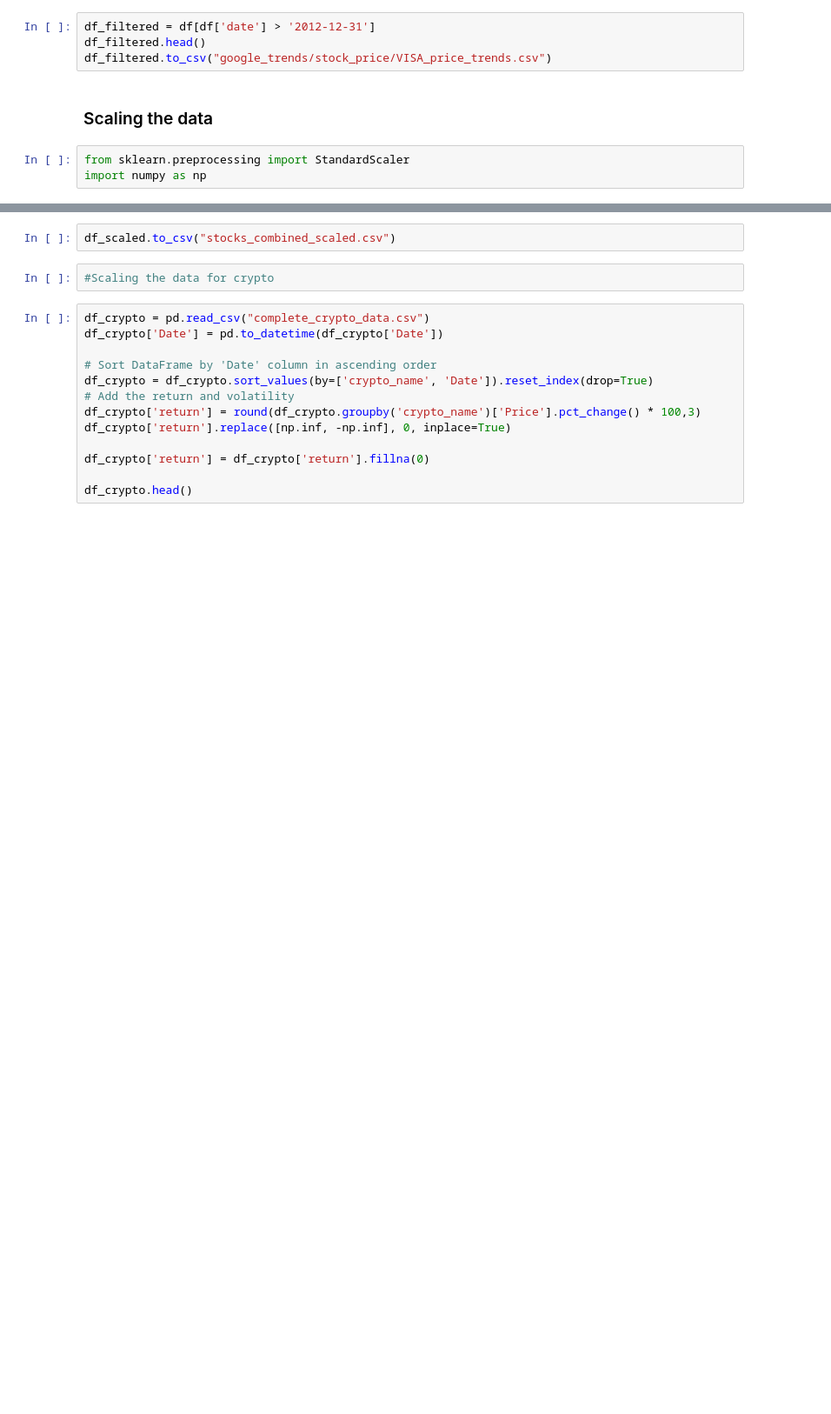
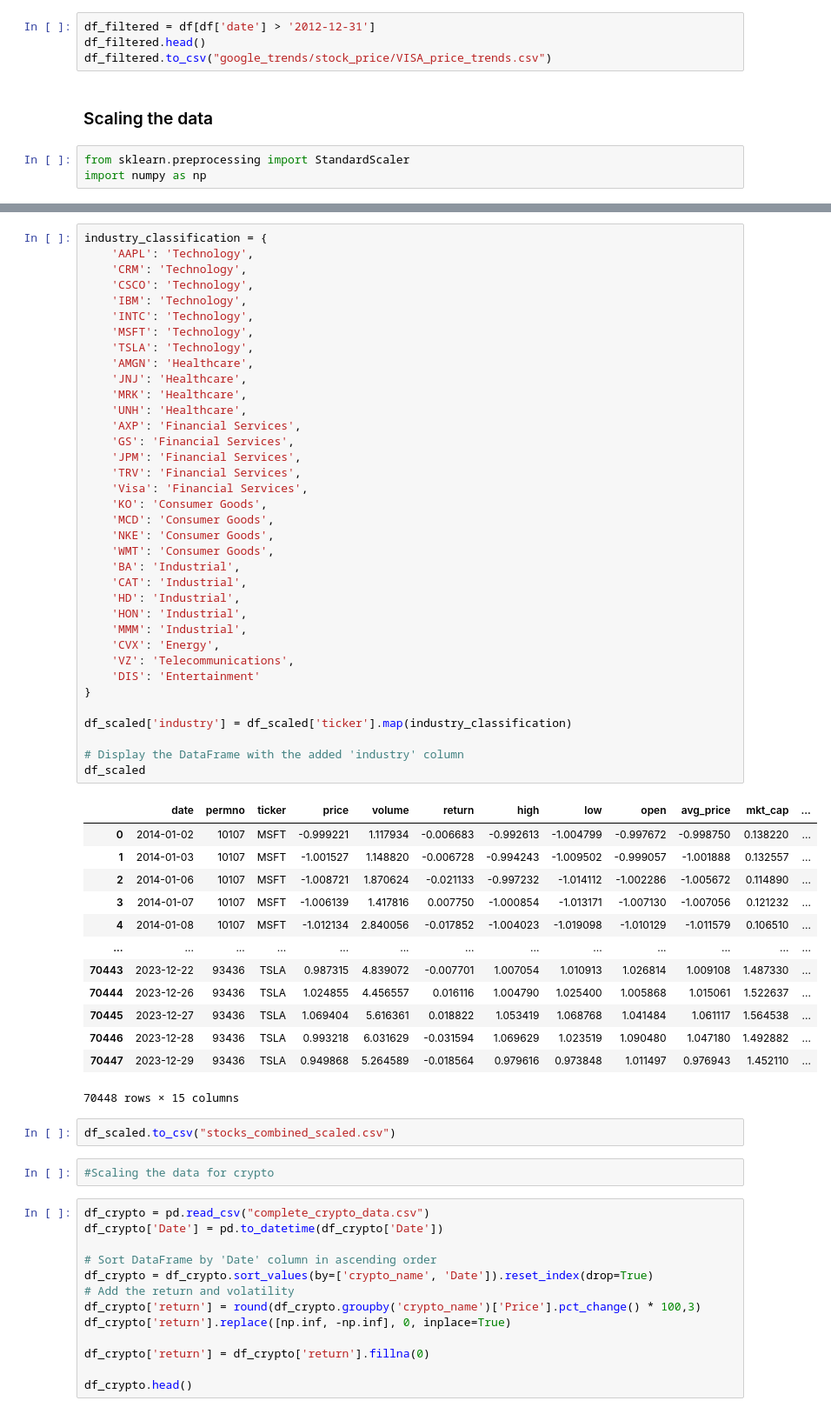
Before and after one commit to senaruetschlin/Investor_Attention, a Jupyter notebook: googletrends_AB_new copy.ipynb, the cells around one changed output, grey strips where cells are left out. Shown at 87% size. Cells and saved outputs as stored; diff of their text form; blank space fills up the shorter version.

```diff
--- a/googletrends_AB_new copy.ipynb
+++ b/googletrends_AB_new copy.ipynb
@@ -595,3 +606,53 @@ df_scaled.head()
+# %%
+industry_classification = {
+    'AAPL': 'Technology',
+    'CRM': 'Technology',
+    'CSCO': 'Technology',
+    'IBM': 'Technology',
+    'INTC': 'Technology',
+    'MSFT': 'Technology',
+    'TSLA': 'Technology',
+    'AMGN': 'Healthcare',
+    'JNJ': 'Healthcare',
+    'MRK': 'Healthcare',
+    'UNH': 'Healthcare',
+    'AXP': 'Financial Services',
+    'GS': 'Financial Services',
+    'JPM': 'Financial Services',
+    'TRV': 'Financial Services',
+    'Visa': 'Financial Services',
+    'KO': 'Consumer Goods',
+    'MCD': 'Consumer Goods',
+    'NKE': 'Consumer Goods',
+    'WMT': 'Consumer Goods',
+    'BA': 'Industrial',
+    'CAT': 'Industrial',
+    'HD': 'Industrial',
+    'HON': 'Industrial',
+    'MMM': 'Industrial',
+    'CVX': 'Energy',
+    'VZ': 'Telecommunications',
+    'DIS': 'Entertainment'
+}
+
+df_scaled['industry'] = df_scaled['ticker'].map(industry_classification)
+
+# Display the DataFrame with the added 'industry' column
+df_scaled
+# %% [output]
+|  | date | permno | ticker | price | volume | return | high | low | open | avg_price | mkt_cap | ... |
+| 0 | 2014-01-02 | 10107 | MSFT | -0.999221 | 1.117934 | -0.006683 | -0.992613 | -1.004799 | -0.997672 | -0.998750 | 0.138220 | ... |
+| 1 | 2014-01-03 | 10107 | MSFT | -1.001527 | 1.148820 | -0.006728 | -0.994243 | -1.009502 | -0.999057 | -1.001888 | 0.132557 | ... |
+| 2 | 2014-01-06 | 10107 | MSFT | -1.008721 | 1.870624 | -0.021133 | -0.997232 | -1.014112 | -1.002286 | -1.005672 | 0.114890 | ... |
+| 3 | 2014-01-07 | 10107 | MSFT | -1.006139 | 1.417816 | 0.007750 | -1.000854 | -1.013171 | -1.007130 | -1.007056 | 0.121232 | ... |
+| 4 | 2014-01-08 | 10107 | MSFT | -1.012134 | 2.840056 | -0.017852 | -1.004023 | -1.019098 | -1.010129 | -1.011579 | 0.106510 | ... |
+| ... | ... | ... | ... | ... | ... | ... | ... | ... | ... | ... | ... | ... |
+| 70443 | 2023-12-22 | 93436 | TSLA | 0.987315 | 4.839072 | -0.007701 | 1.007054 | 1.010913 | 1.026814 | 1.009108 | 1.487330 | ... |
+| 70444 | 2023-12-26 | 93436 | TSLA | 1.024855 | 4.456557 | 0.016116 | 1.004790 | 1.025400 | 1.005868 | 1.015061 | 1.522637 | ... |
+| 70445 | 2023-12-27 | 93436 | TSLA | 1.069404 | 5.616361 | 0.018822 | 1.053419 | 1.068768 | 1.041484 | 1.061117 | 1.564538 | ... |
+| 70446 | 2023-12-28 | 93436 | TSLA | 0.993218 | 6.031629 | -0.031594 | 1.069629 | 1.023519 | 1.090480 | 1.047180 | 1.492882 | ... |
+| 70447 | 2023-12-29 | 93436 | TSLA | 0.949868 | 5.264589 | -0.018564 | 0.979616 | 0.973848 | 1.011497 | 0.976943 | 1.452110 | ... |
+70448 rows × 15 columns
 # %%
 df_scaled.to_csv("stocks_combined_scaled.csv")
 # %%
```
Also changed, not shown: parts of 2 cells of this notebook, 1 other file.
